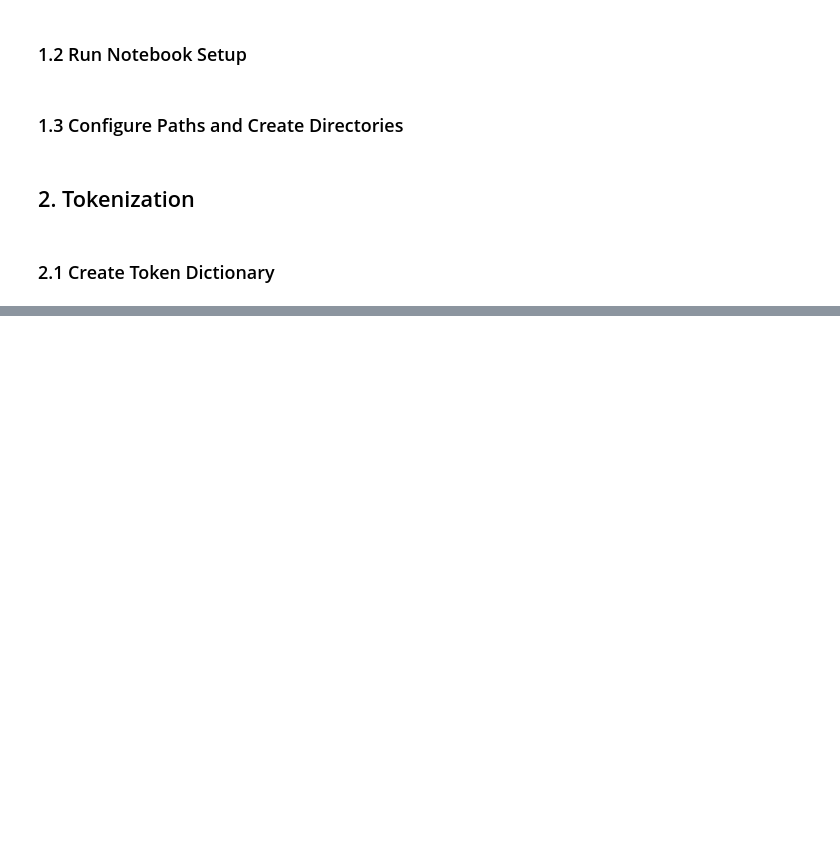
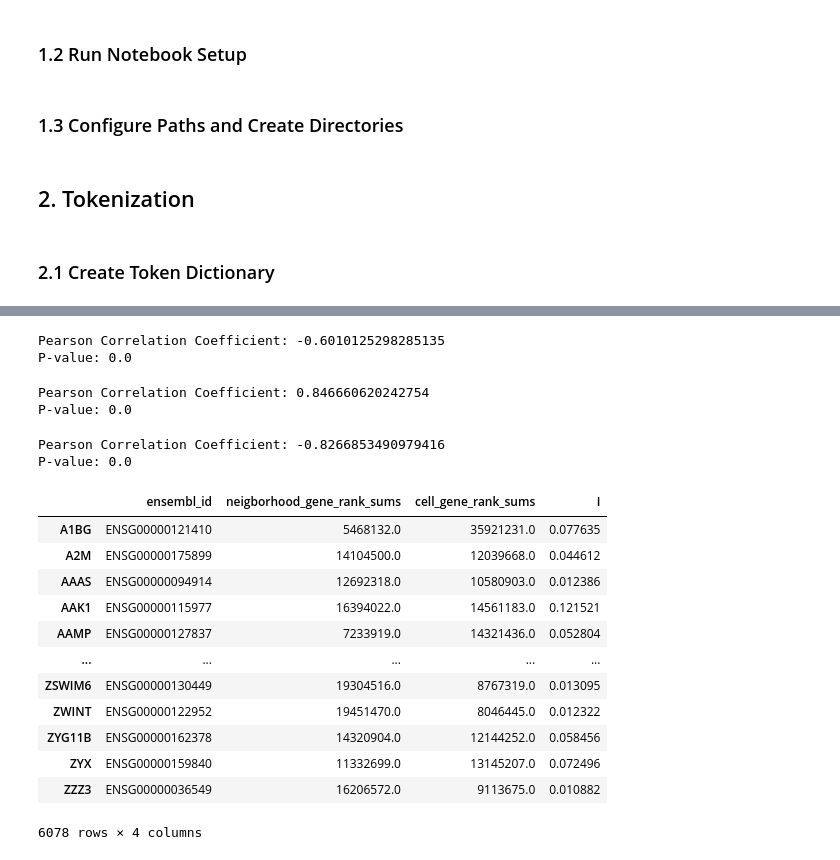
Before and after one commit to Lotfollahi-lab/terra-reproducibility, a Jupyter notebook: notebooks/tokenization.ipynb, the cells around one changed output, grey strips where cells are left out. Drawn from its saved outputs; the diff is of its cells as text; code cells hidden in the pictures; blank space fills up the shorter version.

```diff
--- a/notebooks/tokenization.ipynb
+++ b/notebooks/tokenization.ipynb
@@ -125,0 +244,40 @@ dataset = load_from_disk(tokenized_data_folder_path)
+# %%
+correlation, p_value = spearmanr(adata.var["neigborhood_gene_rank_sums"],
+                                 adata.var["I"])
+print("Pearson Correlation Coefficient:", correlation)
+print("P-value:", p_value)
+# %% [output]
+Pearson Correlation Coefficient: -0.6010125298285135
+P-value: 0.0
+# %%
+correlation, p_value = spearmanr(adata.var["cell_gene_rank_sums"],
+                                 adata.var["I"])
+print("Pearson Correlation Coefficient:", correlation)
+print("P-value:", p_value)
+# %% [output]
+Pearson Correlation Coefficient: 0.846660620242754
+P-value: 0.0
+# %%
+correlation, p_value = spearmanr(adata.var["cell_gene_rank_sums"],
+                                 adata.var["neigborhood_gene_rank_sums"])
+print("Pearson Correlation Coefficient:", correlation)
+print("P-value:", p_value)
+# %% [output]
+Pearson Correlation Coefficient: -0.8266853490979416
+P-value: 0.0
+# %%
+adata.var
+# %% [output]
+|  | ensembl_id | neigborhood_gene_rank_sums | cell_gene_rank_sums | I |
+| A1BG | ENSG00000121410 | 5468132.0 | 35921231.0 | 0.077635 |
+| A2M | ENSG00000175899 | 14104500.0 | 12039668.0 | 0.044612 |
+| AAAS | ENSG00000094914 | 12692318.0 | 10580903.0 | 0.012386 |
+| AAK1 | ENSG00000115977 | 16394022.0 | 14561183.0 | 0.121521 |
+| AAMP | ENSG00000127837 | 7233919.0 | 14321436.0 | 0.052804 |
+| ... | ... | ... | ... | ... |
+| ZSWIM6 | ENSG00000130449 | 19304516.0 | 8767319.0 | 0.013095 |
+| ZWINT | ENSG00000122952 | 19451470.0 | 8046445.0 | 0.012322 |
+| ZYG11B | ENSG00000162378 | 14320904.0 | 12144252.0 | 0.058456 |
+| ZYX | ENSG00000159840 | 11332699.0 | 13145207.0 | 0.072496 |
+| ZZZ3 | ENSG00000036549 | 16206572.0 | 9113675.0 | 0.010882 |
+6078 rows × 4 columns
```
Also changed, not shown: parts of 65 cells of this notebook, 2 other files.
